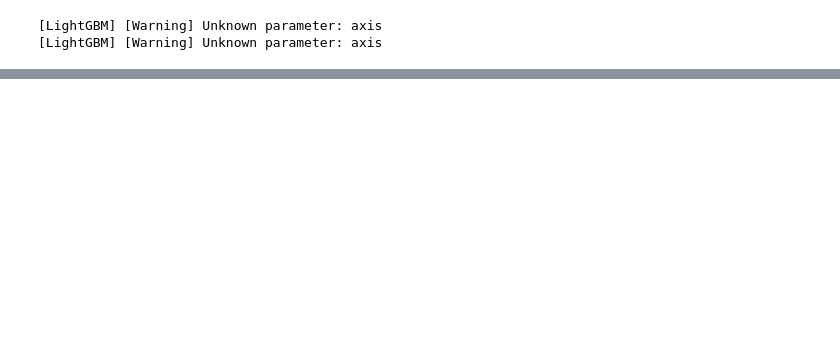
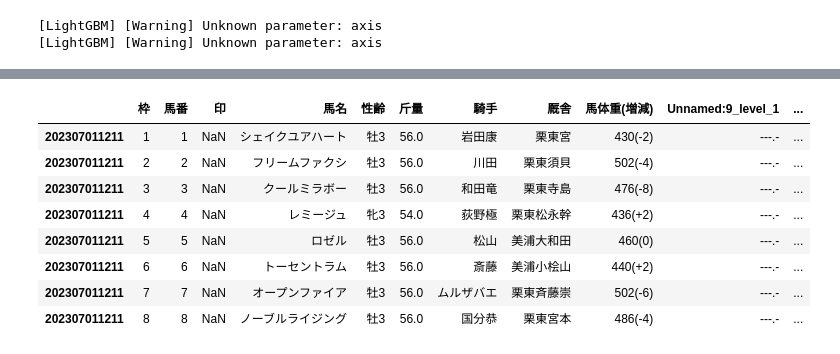
Before and after one commit to gzhhggg/keiba, a Jupyter notebook: main/shutuba.ipynb, the cells around one changed output, grey strips where cells are left out. Cells and saved outputs as stored; diff of their text form; code cells hidden in the pictures; blank space fills up the shorter version.

```diff
--- a/main/shutuba.ipynb
+++ b/main/shutuba.ipynb
@@ -125,0 +144,12 @@ test[["馬番","馬名","人気", "danger_score", "safety_score"]].sort_values("
+# %%
+test
+# %% [output]
+|  | 枠 | 馬番 | 印 | 馬名 | 性齢 | 斤量 | 騎手 | 厩舎 | 馬体重(増減) | Unnamed:9_level_1 | ... |
+| 202307011211 | 1 | 1 | NaN | シェイクユアハート | 牡3 | 56.0 | 岩田康 | 栗東宮 | 430(-2) | ---.- | ... |
+| 202307011211 | 2 | 2 | NaN | フリームファクシ | 牡3 | 56.0 | 川田 | 栗東須貝 | 502(-4) | ---.- | ... |
+| 202307011211 | 3 | 3 | NaN | クールミラボー | 牡3 | 56.0 | 和田竜 | 栗東寺島 | 476(-8) | ---.- | ... |
+| 202307011211 | 4 | 4 | NaN | レミージュ | 牝3 | 54.0 | 荻野極 | 栗東松永幹 | 436(+2) | ---.- | ... |
+| 202307011211 | 5 | 5 | NaN | ロゼル | 牡3 | 56.0 | 松山 | 美浦大和田 | 460(0) | ---.- | ... |
+| 202307011211 | 6 | 6 | NaN | トーセントラム | 牡3 | 56.0 | 斎藤 | 美浦小桧山 | 440(+2) | ---.- | ... |
+| 202307011211 | 7 | 7 | NaN | オープンファイア | 牡3 | 56.0 | ムルザバエ | 栗東斉藤崇 | 502(-6) | ---.- | ... |
+| 202307011211 | 8 | 8 | NaN | ノーブルライジング | 牡3 | 56.0 | 国分恭 | 栗東宮本 | 486(-4) | ---.- | ... |
```
Also changed, not shown: parts of 7 cells of this notebook, 8 other files.
